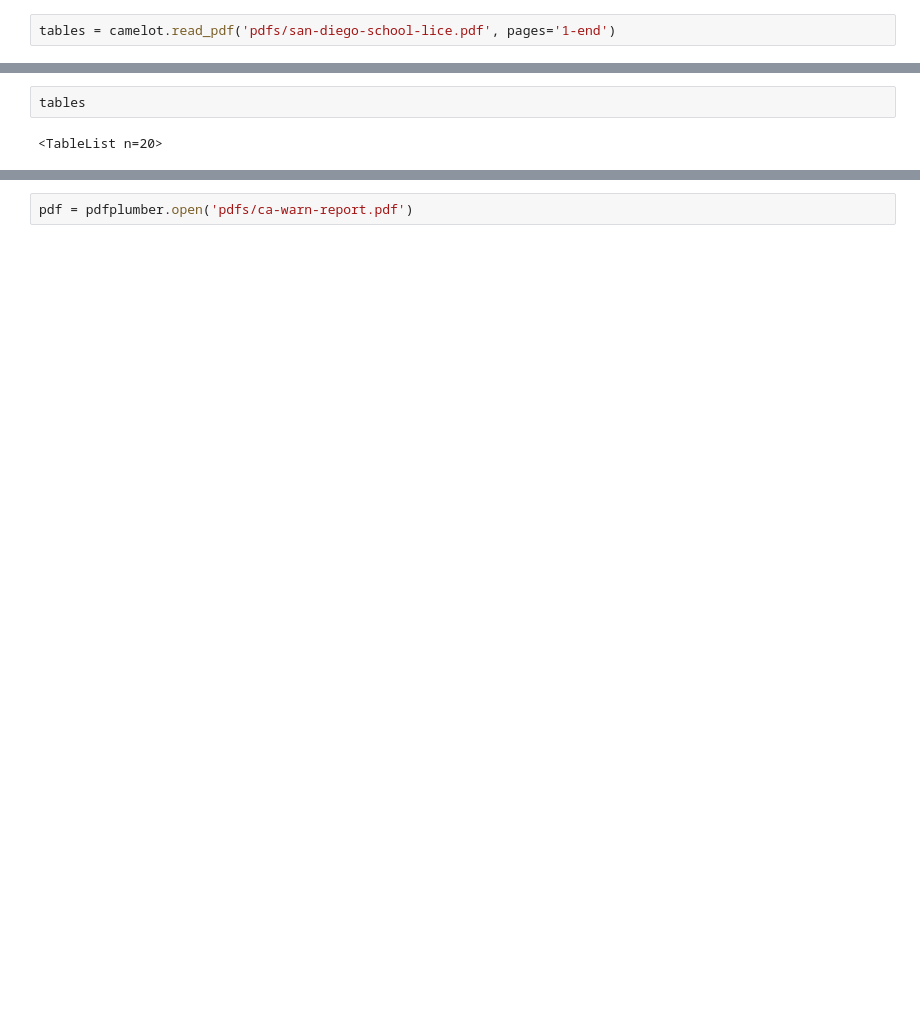
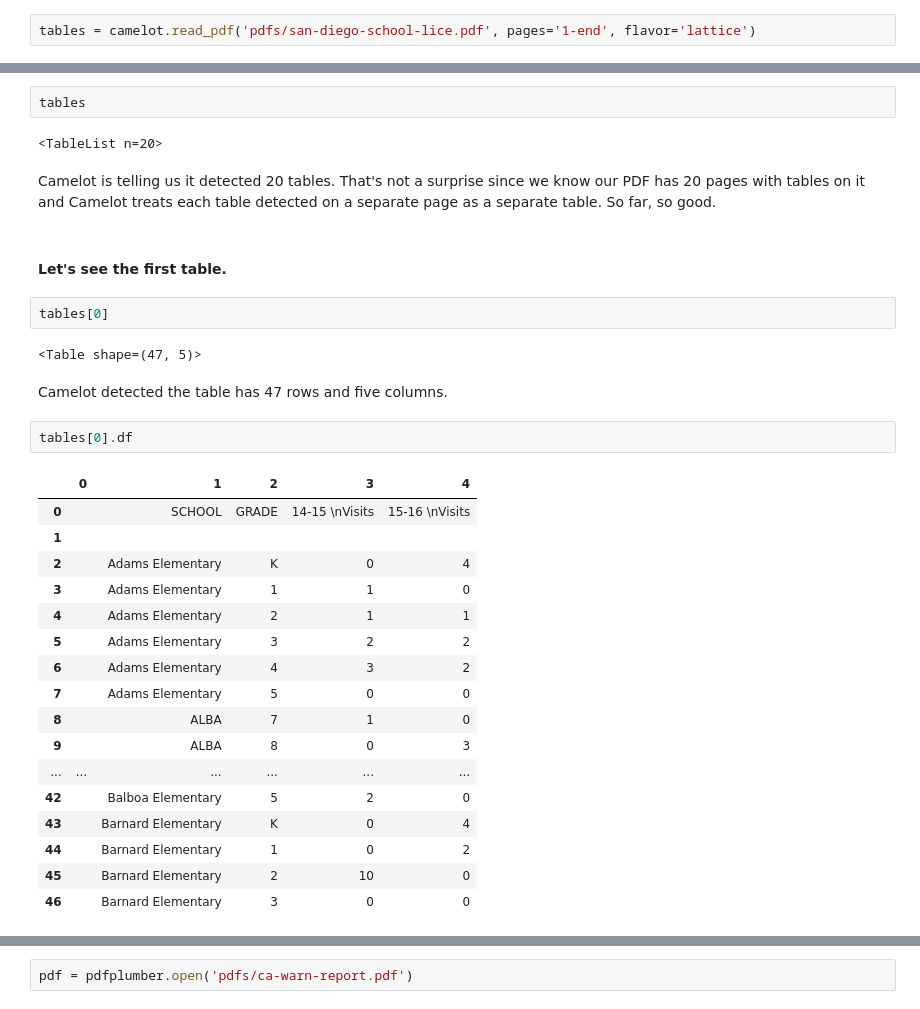
Before and after one commit to JoeYerardi/data-plus-narrative-2019-advanced-data-from-documents, a Jupyter notebook: pdf-conversion-with-python.ipynb, the cells around one changed output, grey strips where cells are left out. Saved outputs shown, nothing was run; the diff lists cells and outputs as text; blank space fills up the shorter version.

```diff
--- a/pdf-conversion-with-python.ipynb
+++ b/pdf-conversion-with-python.ipynb
@@ -7,2 +13,2 @@ pd.set_option('display.max_rows', 100)
 # %%
-tables = camelot.read_pdf('pdfs/san-diego-school-lice.pdf', pages='1-end')
+tables = camelot.read_pdf('pdfs/san-diego-school-lice.pdf', pages='1-end', flavor='lattice')
@@ -10,3 +18,33 @@ tables = camelot.read_pdf('pdfs/san-diego-school-lice.pdf', pages='1-end')
 tables
 # %% [output]
 <TableList n=20>
+# %% [markdown]
+Camelot is telling us it detected 20 tables. That's not a surprise since we know our PDF has 20 pages with tables on it and Camelot treats each table detected on a separate page as a separate table. So far, so good.
+# %% [markdown]
+#### Let's see the first table.
+# %%
+tables[0]
+# %% [output]
+<Table shape=(47, 5)>
+# %% [markdown]
+Camelot detected the table has 47 rows and five columns.
+# %%
+tables[0].df
+# %% [output]
+|  | 0 | 1 | 2 | 3 | 4 |
+| 0 |  | SCHOOL | GRADE | 14‐15 \nVisits | 15‐16 \nVisits |
+| 1 |  |  |  |  |  |
+| 2 |  | Adams Elementary | K | 0 | 4 |
+| 3 |  | Adams Elementary | 1 | 1 | 0 |
+| 4 |  | Adams Elementary | 2 | 1 | 1 |
+| 5 |  | Adams Elementary | 3 | 2 | 2 |
+| 6 |  | Adams Elementary | 4 | 3 | 2 |
+| 7 |  | Adams Elementary | 5 | 0 | 0 |
+| 8 |  | ALBA | 7 | 1 | 0 |
+| 9 |  | ALBA | 8 | 0 | 3 |
+| ... | ... | ... | ... | ... | ... |
+| 42 |  | Balboa Elementary | 5 | 2 | 0 |
+| 43 |  | Barnard Elementary | K | 0 | 4 |
+| 44 |  | Barnard Elementary | 1 | 0 | 2 |
+| 45 |  | Barnard Elementary | 2 | 10 | 0 |
+| 46 |  | Barnard Elementary | 3 | 0 | 0 |
```
Also changed, not shown: parts of 57 cells of this notebook.
